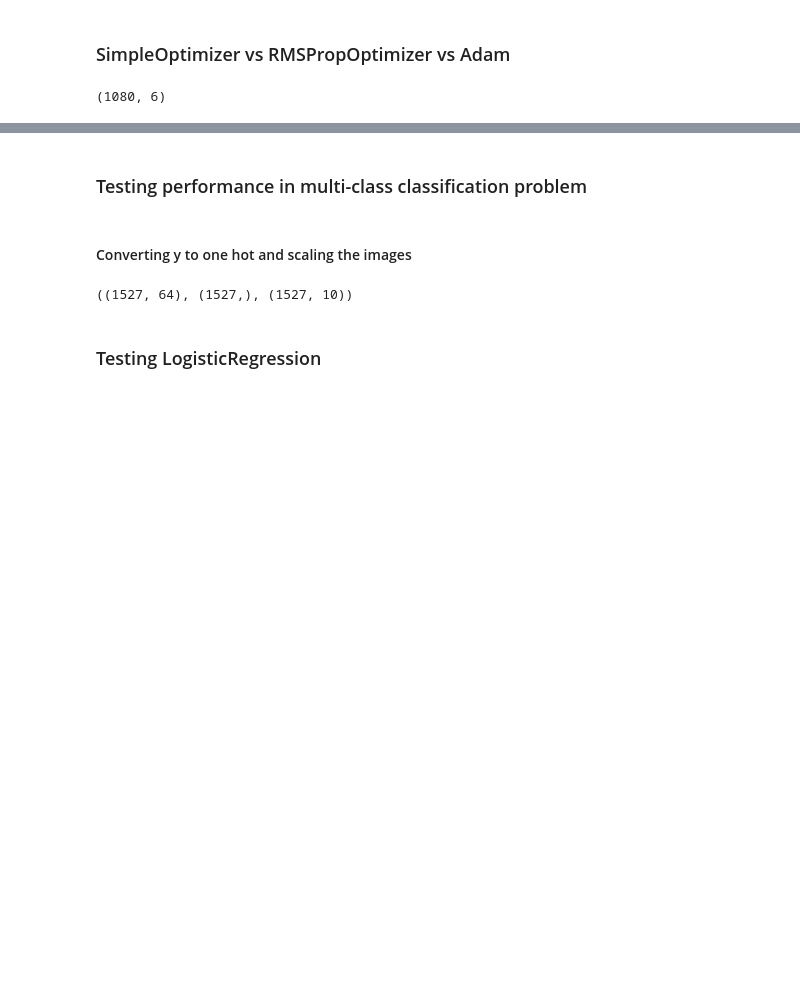
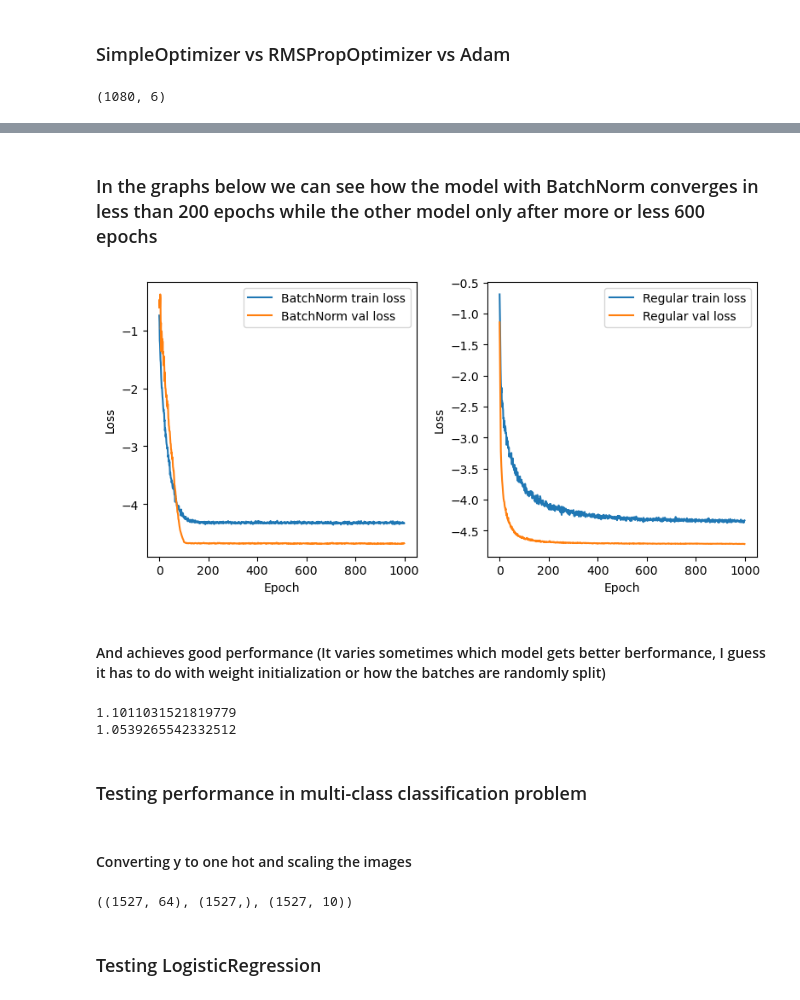
Before and after one commit to trigo613/FromScratch, a Jupyter notebook: NeuralNetwork.ipynb, the cells around one changed output, grey strips where cells are left out. Cells and saved outputs as stored; diff of their text form; code cells hidden in the pictures; blank space fills up the shorter version.

```diff
--- a/NeuralNetwork.ipynb
+++ b/NeuralNetwork.ipynb
@@ -706,3 +764,59 @@ plt.show()
+# %%
+layers = [Linear(6,32),
+          ReLU(),
+          Dropout(0.8),
+          Linear(32,32) ,
+          Tanh(),
+          Dropout(0.8),
+          Linear(32,1)]
+
+NN = NeuralNetwork(layers=layers)
+optim = SimpleOptimizer(NN.layers,lr=0.1)
+loss = MSELoss(NN.layers)
+losses,val_losses = train(model=NN,X=X_train,y=y_train,optimizer=optim,loss=loss,epochs=5_000,
+                          print_every=np.inf,batch_size=-1,return_losses=True,X_val=X_val,y_val=y_val)
+pred = NN.predict(X_val)
+# %%
+layers = [Linear(6,32),
+          ReLU(),
+          Dropout(0.8),
+          Linear(32,32) ,
+          BatchNormalization(32),
+          Tanh(),
+          Dropout(0.8),
+          Linear(32,1)]
+
+NN = NeuralNetwork(layers=layers)
+optim = SimpleOptimizer(NN.layers,lr=0.1)
+loss = MSELoss(NN.layers)
+bn_losses,bn_val_losses = train(model=NN,X=X_train,y=y_train,optimizer=optim,loss=loss,epochs=5_000,
+                          print_every=np.inf,batch_size=-1,return_losses=True,X_val=X_val,y_val=y_val)
+batch_norm_pred = NN.predict(X_val)
+# %% [markdown]
+<h3>In the graphs below we can see how the model with BatchNorm converges in less than 200 epochs while the other model only after more or less 600 epochs</h3>
+# %%
+fig, (ax1, ax2) = plt.subplots(1, 2, figsize=(8, 4))
+sns.lineplot(np.log(bn_losses[:1000]), label='BatchNorm train loss', ax=ax1)
+sns.lineplot(np.log(bn_val_losses[:1000]), label='BatchNorm val loss', ax=ax1)
+ax1.set_xlabel('Epoch')
+ax1.set_ylabel('Loss')
+sns.lineplot(np.log(losses[:1000]), label='Regular train loss', ax=ax2)
+sns.lineplot(np.log(val_losses[:1000]), label='Regular val loss', ax=ax2)
+ax2.set_xlabel('Epoch')
+ax2.set_ylabel('Loss')
+plt.tight_layout()
+plt.show()
+# %% [output]
+[figure, added]
+# %% [markdown]
+<h4>And achieves good performance (It varies sometimes which model gets better berformance, I guess it has to do with weight initialization or how the batches are randomly split)</h4>
+# %%
+error = lambda a,b : np.mean(sum((a-b)**2))
+print(error(batch_norm_pred,y_val))
+print(error(pred,y_val))
+# %% [output]
+1.1011031521819779
+1.0539265542332512
 # %% [markdown]
 <h3>Testing performance in multi-class classification problem</h3>
 # %%
```
Also changed, not shown: parts of 23 cells of this notebook.
